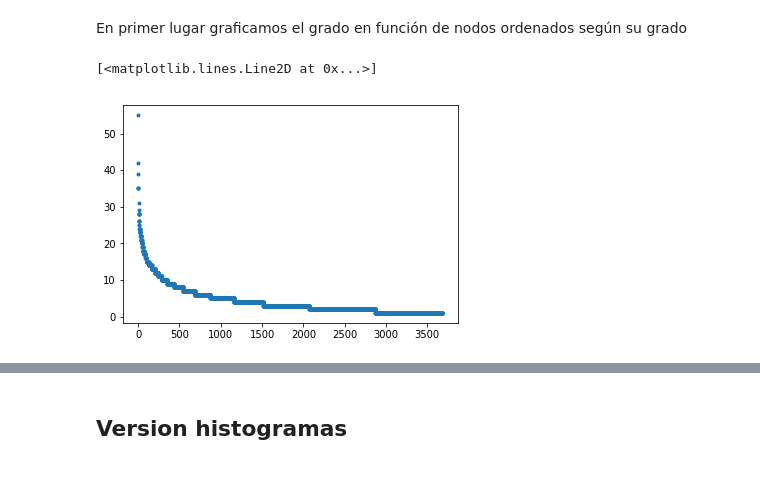
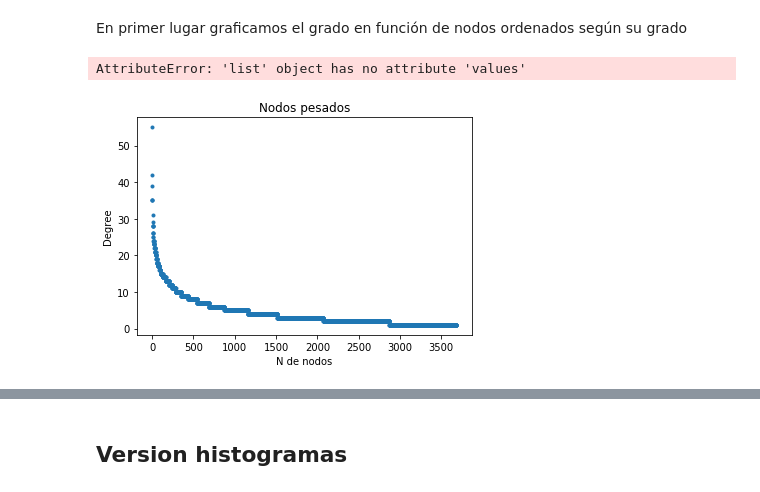
Before and after one commit to turtle-lea/ciencia-de-datos, a Jupyter notebook: tp-4/TP4.ipynb, the cells around one changed output, grey strips where cells are left out. Saved outputs shown, nothing was run; the diff lists cells and outputs as text; code cells hidden in the pictures.

```diff
--- a/tp-4/TP4.ipynb
+++ b/tp-4/TP4.ipynb
@@ -111,16 +113,22 @@ nx.draw_networkx(G_ej1, alpha=0.05, with_labels=False)
 ## Ejercicio 2
 # %% [markdown]
 En primer lugar graficamos el grado en función de nodos ordenados según su grado
+# %%
+list(nx.degree(G_ej2)).values()
+# %% [output]
+AttributeError: 'list' object has no attribute 'values'
 # %%
 G_ej2 = nx.Graph()
 G_ej2.add_edges_from(lista_de_tuplas)
 
 degrees = np.array(nx.degree(G_ej2))[:,1]
-degrees
 rango = range(0,len(degrees))
 degrees = [int(d) for d in degrees]
 degrees = sorted(degrees, reverse=True)
 plt.plot(rango, degrees,'.')
+plt.ylabel("Degree")
+plt.xlabel("N de nodos")
+plt.title("Nodos pesados")
+plt.show()
 # %% [output]
-[<matplotlib.lines.Line2D at 0x...>]
-[figure, old version]
+[figure, new version]
```
Also changed, not shown: parts of 29 cells of this notebook.
